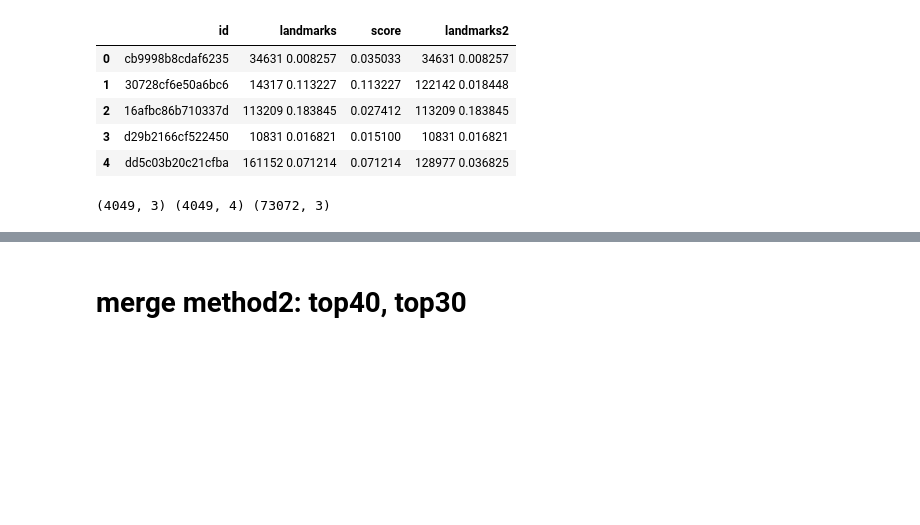
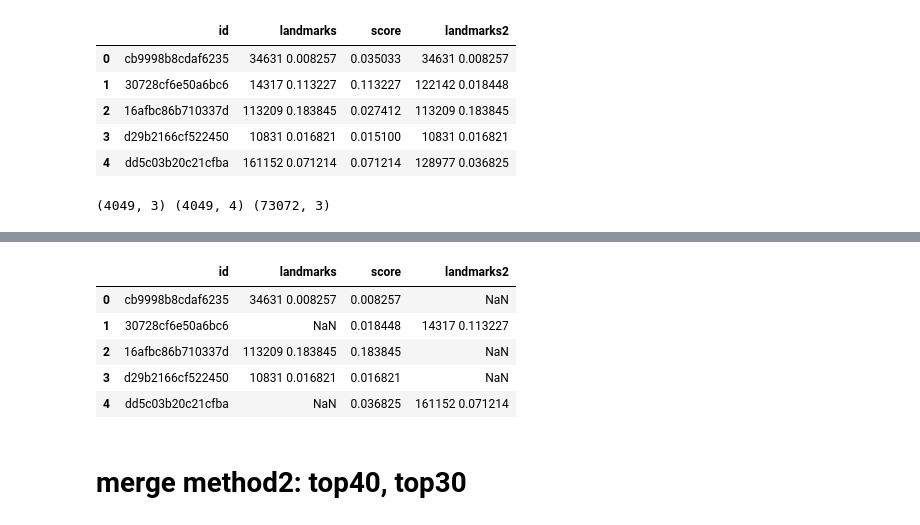
Before and after one commit to chicm/landmark, a Jupyter notebook: recognition/post_process.ipynb, the cells around one changed output, grey strips where cells are left out. Drawn from its saved outputs; the diff is of its cells as text; code cells hidden in the pictures; blank space fills up the shorter version.

```diff
--- a/recognition/post_process.ipynb
+++ b/recognition/post_process.ipynb
@@ -138,0 +169,10 @@ df_merged.to_csv('output/ens_merge_50k_all_classes_primary40_second.csv', index=
+# %%
+df2_test.loc[~df2_test.landmarks2.isna(), 'landmarks']=np.nan
+df2_test.head()
+# %% [output]
+|  | id | landmarks | score | landmarks2 |
+| 0 | cb9998b8cdaf6235 | 34631 0.008257 | 0.008257 | NaN |
+| 1 | 30728cf6e50a6bc6 | NaN | 0.018448 | 14317 0.113227 |
+| 2 | 16afbc86b710337d | 113209 0.183845 | 0.183845 | NaN |
+| 3 | d29b2166cf522450 | 10831 0.016821 | 0.016821 | NaN |
+| 4 | dd5c03b20c21cfba | NaN | 0.036825 | 161152 0.071214 |
```
Also changed, not shown: parts of 7 cells of this notebook, 6 other files.
